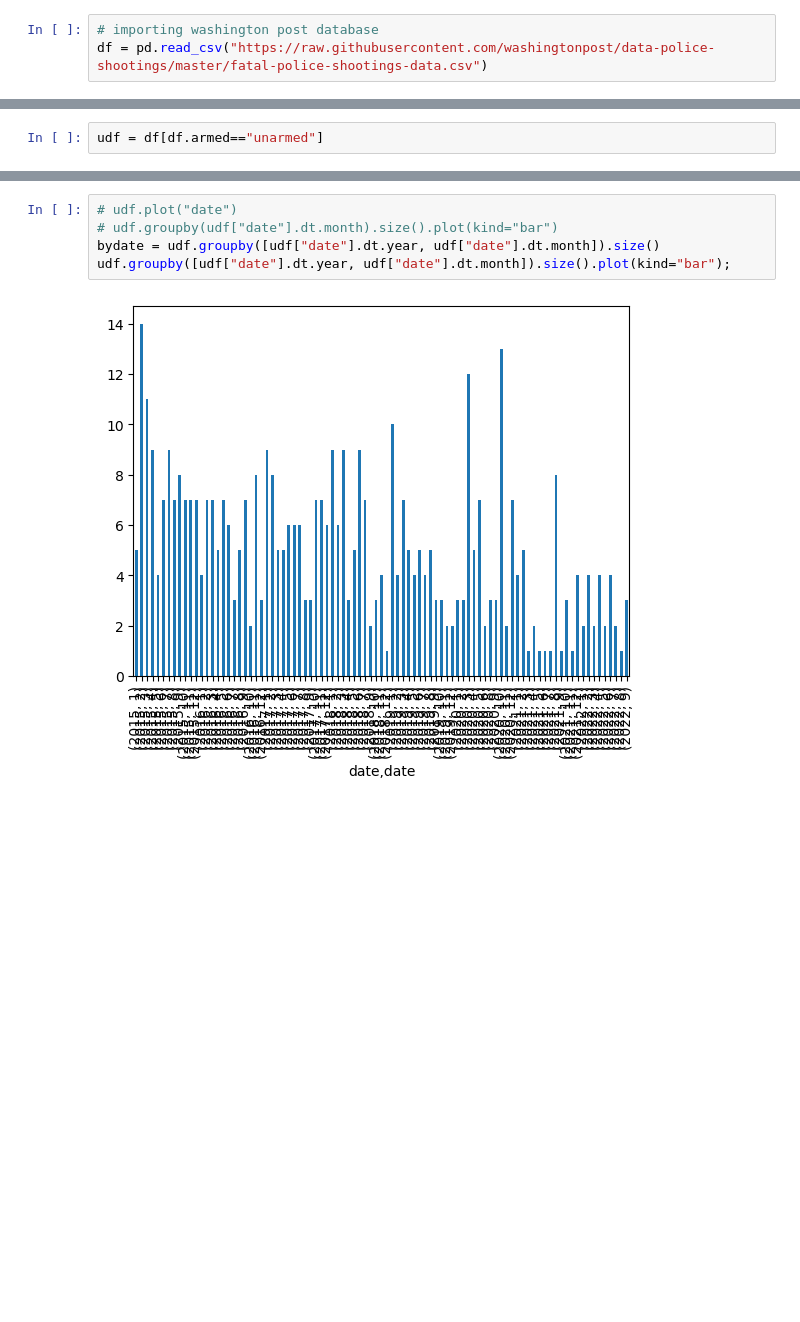
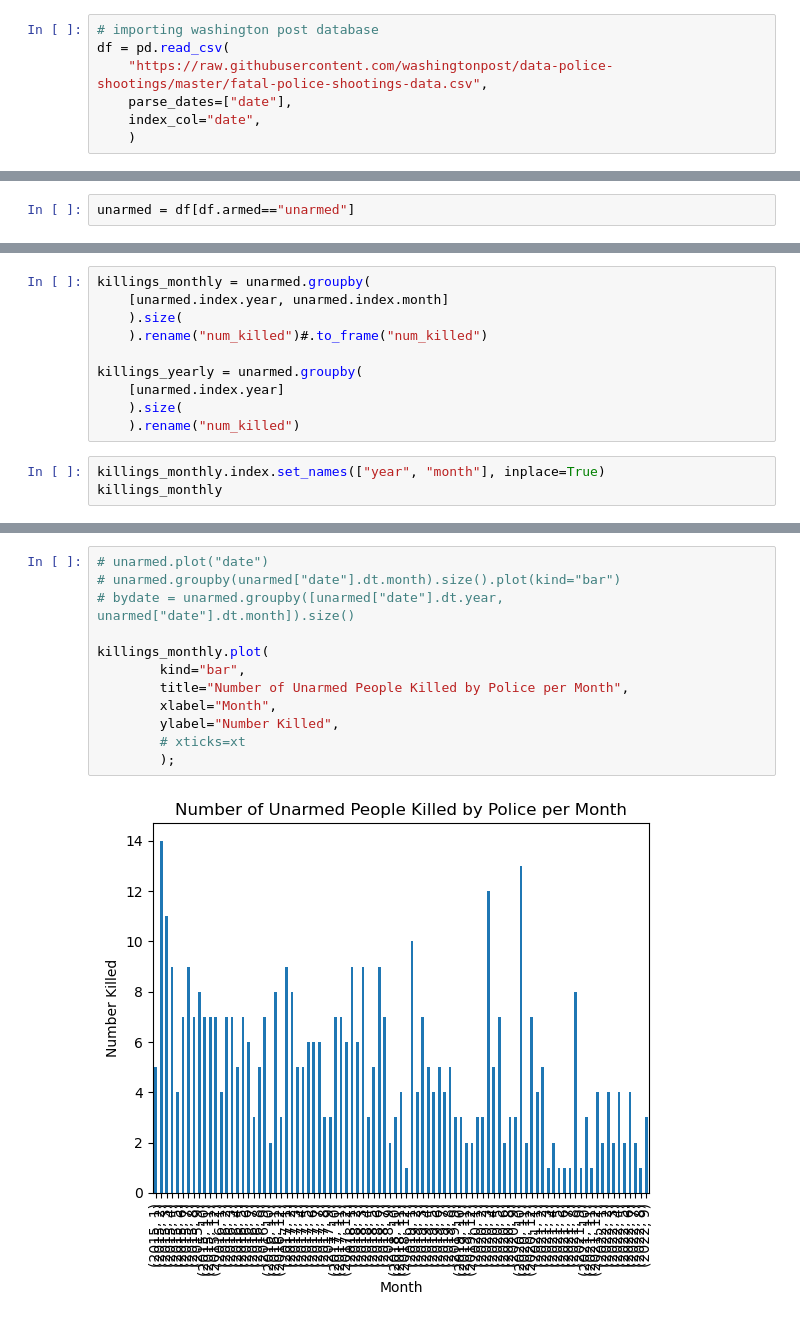
Before and after one commit to akivajackson/Data-Analysis, a Jupyter notebook: police/police shootings.ipynb, the cells around one changed output, grey strips where cells are left out. Cells and saved outputs as stored; diff of their text form; blank space fills up the shorter version.

```diff
--- a/police/police shootings.ipynb
+++ b/police/police shootings.ipynb
@@ -8,6 +9,10 @@ import matplotlib.dates as mdates
 # %%
 # importing washington post database
-df = pd.read_csv("https://raw.githubusercontent.com/washingtonpost/data-police-shootings/master/fatal-police-shootings-data.csv")
+df = pd.read_csv(
+    "https://raw.githubusercontent.com/washingtonpost/data-police-shootings/master/fatal-police-shootings-data.csv",
+    parse_dates=["date"],
+    index_col="date",
+    )
 # %%
 df.head()
 # %% [output]
@@ -40,3 +50,3 @@ memory usage: 876.3+ KB
 # %%
-udf = df[df.armed=="unarmed"]
+unarmed = df[df.armed=="unarmed"]
 # %%
@@ -70,0 +76,13 @@ See the caveats in the documentation: https://pandas.pydata.org/pandas-docs/stab
+# %%
+killings_monthly = unarmed.groupby(
+    [unarmed.index.year, unarmed.index.month]
+    ).size(
+    ).rename("num_killed")#.to_frame("num_killed")
+
+killings_yearly = unarmed.groupby(
+    [unarmed.index.year]
+    ).size(
+    ).rename("num_killed")
+# %%
+killings_monthly.index.set_names(["year", "month"], inplace=True)
+killings_monthly
@@ -71,7 +111,14 @@ See the caveats in the documentation: https://pandas.pydata.org/pandas-docs/stab
 # %%
-# udf.plot("date")
-# udf.groupby(udf["date"].dt.month).size().plot(kind="bar")
-bydate = udf.groupby([udf["date"].dt.year, udf["date"].dt.month]).size()
-udf.groupby([udf["date"].dt.year, udf["date"].dt.month]).size().plot(kind="bar");
+# unarmed.plot("date")
+# unarmed.groupby(unarmed["date"].dt.month).size().plot(kind="bar")
+# bydate = unarmed.groupby([unarmed["date"].dt.year, unarmed["date"].dt.month]).size()
+
+killings_monthly.plot(
+        kind="bar",
+        title="Number of Unarmed People Killed by Police per Month",
+        xlabel="Month",
+        ylabel="Number Killed",
+        # xticks=xt
+        );
 # %% [output]
-[figure, old version]
+[figure, new version]
```
Also changed, not shown: parts of 30 cells of this notebook, 2 other files.
